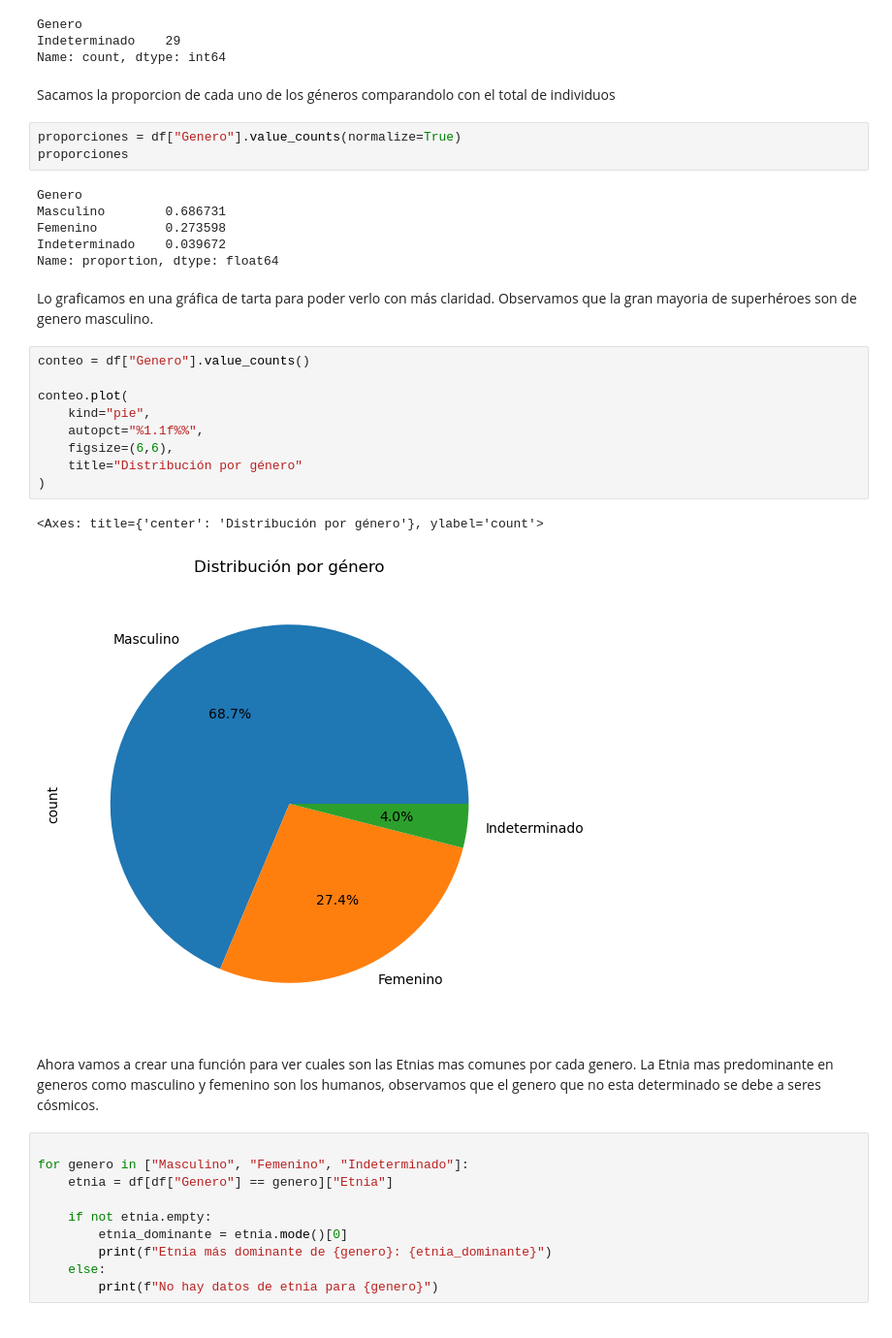
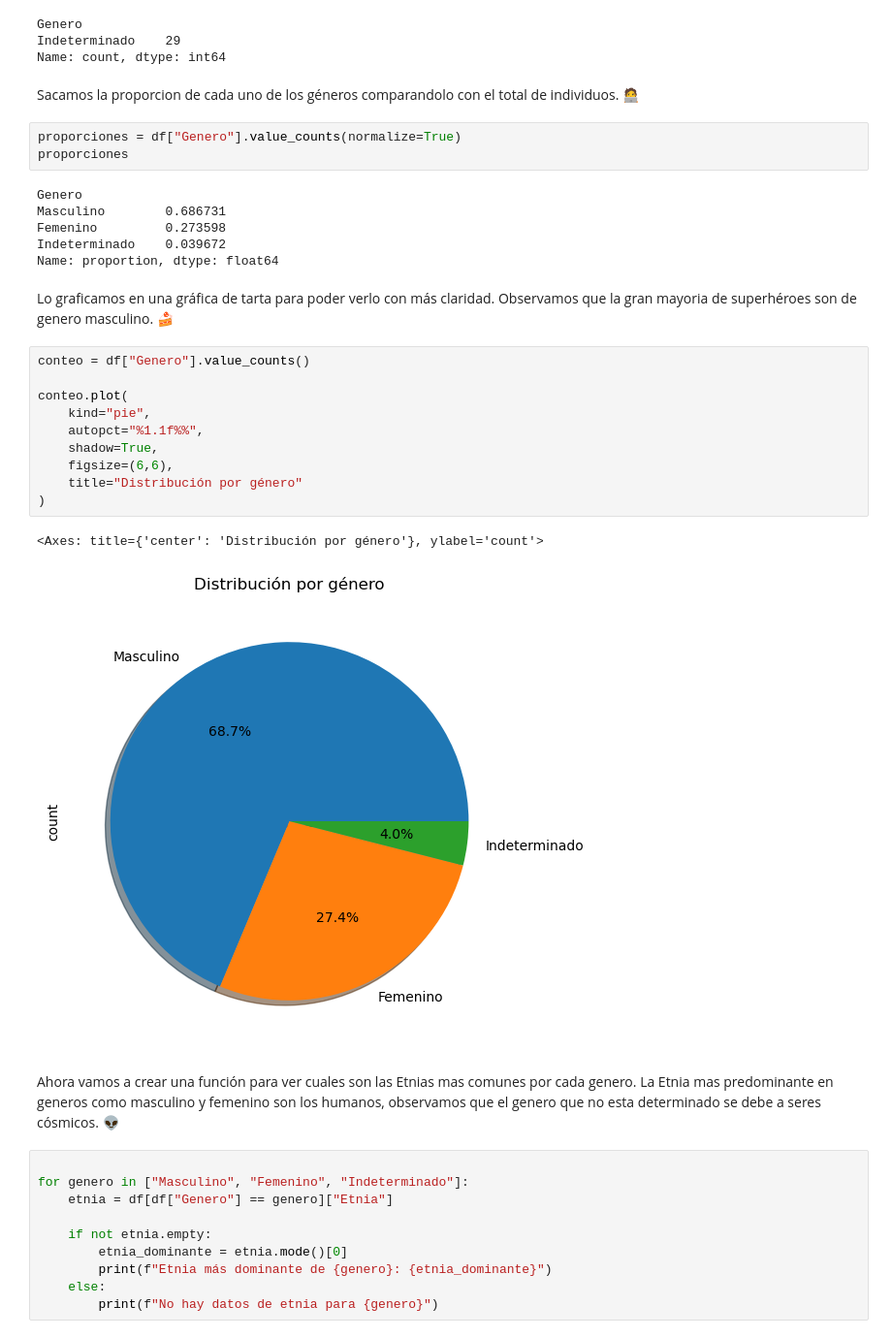
Before and after one commit to Anxo555/Proyecto-Api-Superheroes, a Jupyter notebook: Analisis_datos_ANXO/Filtrar por genero def.ipynb, the cells around one changed output. Shown at 97% size. Saved outputs shown, nothing was run; the diff lists cells and outputs as text.

```diff
--- a/Analisis_datos_ANXO/Filtrar por genero def.ipynb
+++ b/Analisis_datos_ANXO/Filtrar por genero def.ipynb
@@ -67,7 +67,7 @@ Genero
 Indeterminado    29
 Name: count, dtype: int64
 # %% [markdown]
-Sacamos la proporcion de cada uno de los géneros comparandolo con el total de individuos
+Sacamos la proporcion de cada uno de los géneros comparandolo con el total de individuos. 🧑‍💻
 # %%
 proporciones = df["Genero"].value_counts(normalize=True)
 proporciones
@@ -78,21 +78,22 @@ Femenino         0.273598
 Indeterminado    0.039672
 Name: proportion, dtype: float64
 # %% [markdown]
-Lo graficamos en una gráfica de tarta para poder verlo con más claridad. Observamos que la gran mayoria de superhéroes son de genero masculino.
+Lo graficamos en una gráfica de tarta para poder verlo con más claridad. Observamos que la gran mayoria de superhéroes son de genero masculino. 🍰
 # %%
 conteo = df["Genero"].value_counts()
 
 conteo.plot(
     kind="pie",
     autopct="%1.1f%%",
+    shadow=True,
     figsize=(6,6),
     title="Distribución por género"
 )
 # %% [output]
 <Axes: title={'center': 'Distribución por género'}, ylabel='count'>
-[figure, old version]
+[figure, new version]
 # %% [markdown]
-Ahora vamos a crear una función para ver cuales son las Etnias mas comunes por cada genero. La Etnia mas predominante en generos como masculino y femenino son los humanos, observamos que el genero que no esta determinado se debe a seres cósmicos.
+Ahora vamos a crear una función para ver cuales son las Etnias mas comunes por cada genero. La Etnia mas predominante en generos como masculino y femenino son los humanos, observamos que el genero que no esta determinado se debe a seres cósmicos. 👽
 # %%
 
 for genero in ["Masculino", "Femenino", "Indeterminado"]:
```
Also changed, not shown: parts of 4 cells of this notebook, 1 other file.
